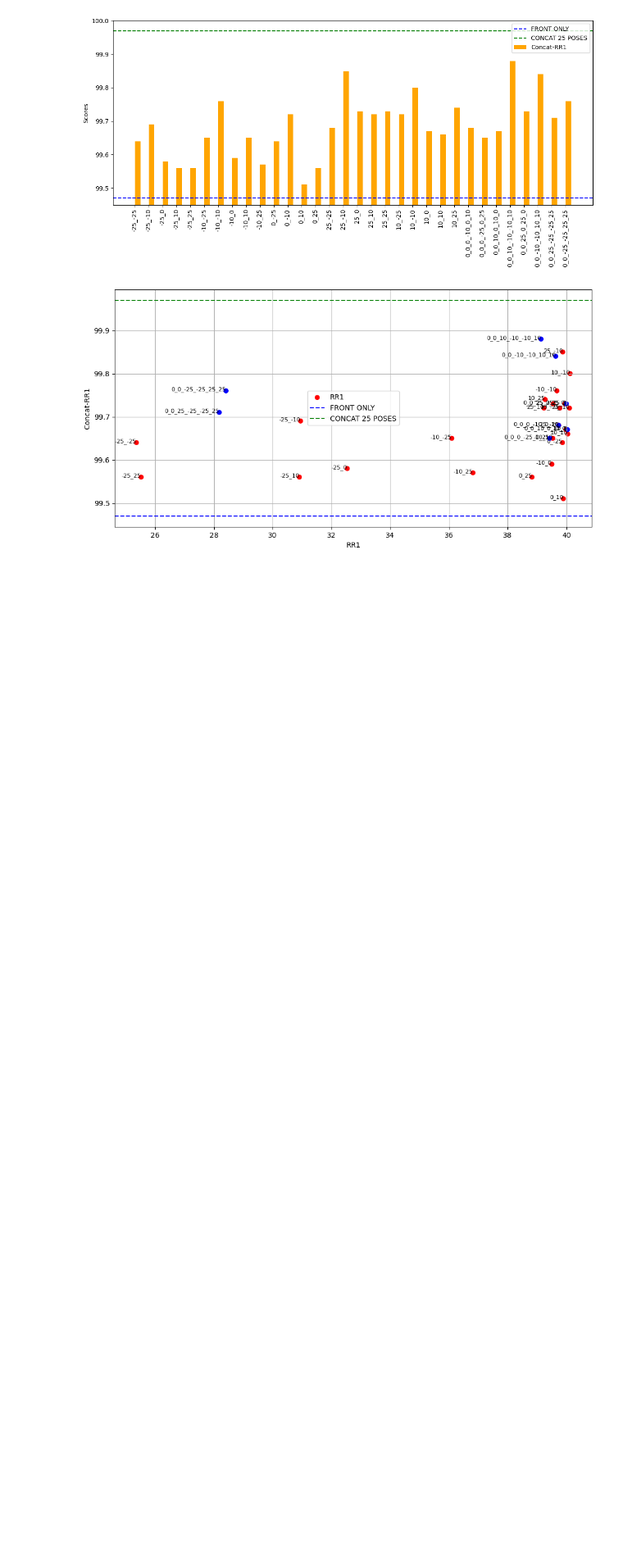
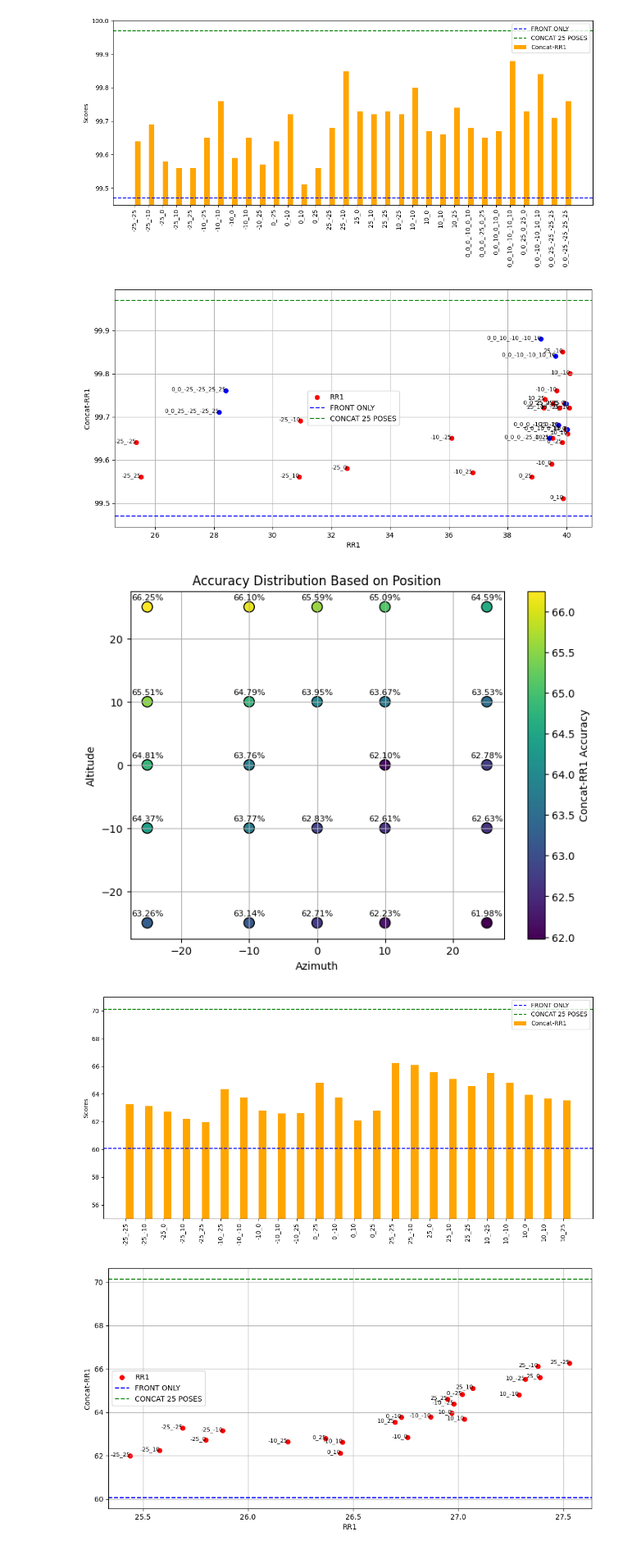
Before and after one commit to EduardBartolovic/HM_IDENT_3DFR, a Jupyter notebook: src/notebooks/AnalysePerspectives.ipynb, the cells around one changed output. Shown: that part at 82% size. Drawn from its saved outputs; the diff is of its cells as text; code cells hidden in the pictures; blank space fills up the shorter version.

```diff
--- a/src/notebooks/AnalysePerspectives.ipynb
+++ b/src/notebooks/AnalysePerspectives.ipynb
@@ -115,3 +115,9 @@ process_and_plot('F:\\Face\\HM_IDENT_3DFR\\src\\notebooks\\perspectives_asia_3.t
 # %% [output]
 [figure]
 [figure]
+# %%
+process_and_plot('F:\\Face\\HM_IDENT_3DFR\\src\\notebooks\\perspectives_ms1m_vox2train.txt', ylim=(55, 71), front_rr1=60.07, full_concat_rr1=70.13)
+# %% [output]
+[figure, added]
+[figure, added]
+[figure, added]
```
Also changed, not shown: parts of 4 cells of this notebook, 2 other files.
